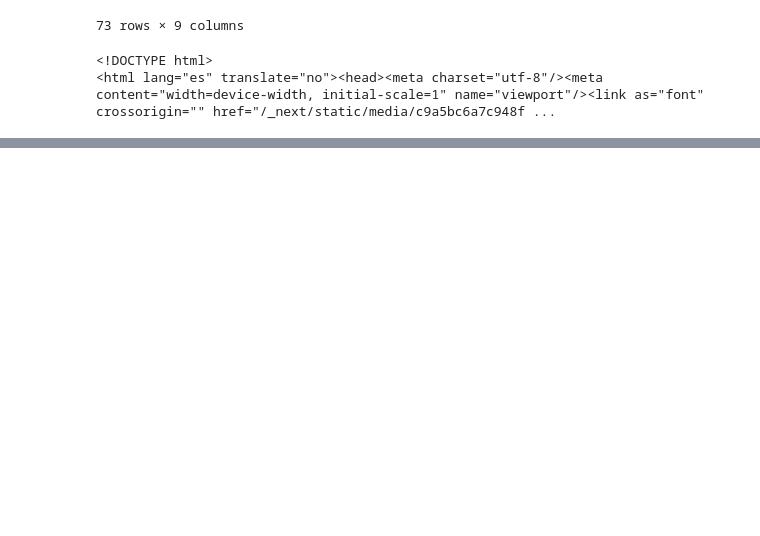
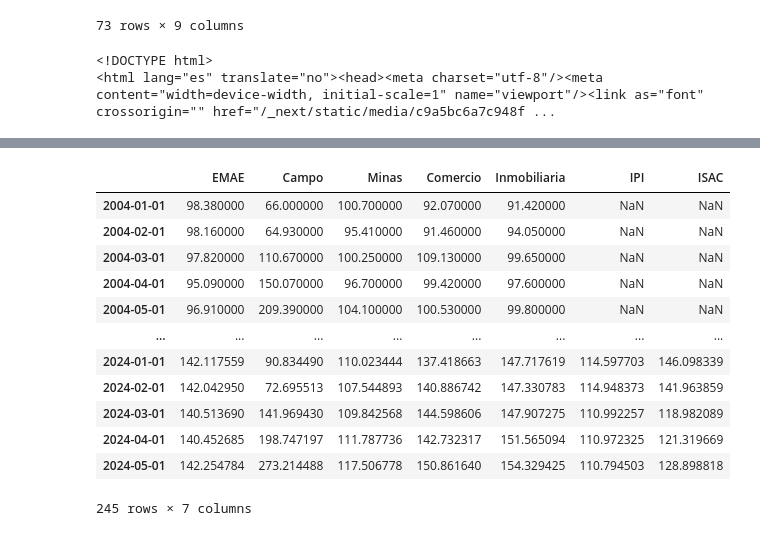
Before and after one commit to FedericoBohl/DatArg-2.0, a Jupyter notebook: __Test__.ipynb, the cells around one changed output, grey strips where cells are left out. Saved outputs shown, nothing was run; the diff lists cells and outputs as text; code cells hidden in the pictures; blank space fills up the shorter version.

Commit message:
add_actividad-PBI

```diff
--- a/__Test__.ipynb
+++ b/__Test__.ipynb
@@ -1335,0 +1352,4 @@ soup
+# %%
+ids=['3.2_OGP_D_2004_T_17','9.2_PPCDC_2004_T_33']
+pbi=get_data(ids,start_date='2004-01-01',col_list=['PBI Real','PBI Per Cap'])
+pbi
@@ -1335,0 +1371,41 @@ soup
+# %%
+def load_actividad(end):
+    his_data=pd.read_csv("His Data/his-actividad.csv",delimiter=";")
+    his_data['Unnamed: 0'] = pd.to_datetime(his_data.iloc[:, 0].values, format='%Y-%m-%d')
+    his_data.set_index('Unnamed: 0', inplace=True)
+    # PBI Real:                 3.2_OGP_D_2004_T_17
+    # PBI per Cap (USD):        9.2_PPCDC_2004_T_33
+    ids=[
+        "143.3_NO_PR_2004_A_31",
+        "11.3_ISOM_2004_M_39",
+        "11.3_ISD_2004_M_26",
+        "11.3_AGCS_2004_M_41",
+        "11.3_SEGA_2004_M_48",
+        "453.1_SERIE_DESEADA_0_0_24_58",
+        "33.2_ISAC_SIN_EDAD_0_M_23_56"
+    ]
+    cols=["EMAE","Campo","Minas","Comercio","Inmobiliaria","IPI","ISAC"]
+    data=get_data(ids,start_date="2024-01-01",col_list=cols)
+    data.index = pd.to_datetime(data.index, format='%Y-%m-%d')
+    his_data.columns=data.columns
+    data.reindex(columns=his_data.columns)
+    data=pd.concat([his_data,data],axis=0)
+
+    ids=['3.2_OGP_D_2004_T_17','9.2_PPCDC_2004_T_33']
+    pbi=get_data(ids,start_date='2004-01-01',col_list=['PBI Real','PBI Per Cap'])
+
+    return data, pbi
+# %% [output]
+|  | EMAE | Campo | Minas | Comercio | Inmobiliaria | IPI | ISAC |
+| 2004-01-01 | 98.380000 | 66.000000 | 100.700000 | 92.070000 | 91.420000 | NaN | NaN |
+| 2004-02-01 | 98.160000 | 64.930000 | 95.410000 | 91.460000 | 94.050000 | NaN | NaN |
+| 2004-03-01 | 97.820000 | 110.670000 | 100.250000 | 109.130000 | 99.650000 | NaN | NaN |
+| 2004-04-01 | 95.090000 | 150.070000 | 96.700000 | 99.420000 | 97.600000 | NaN | NaN |
+| 2004-05-01 | 96.910000 | 209.390000 | 104.100000 | 100.530000 | 99.800000 | NaN | NaN |
+| ... | ... | ... | ... | ... | ... | ... | ... |
+| 2024-01-01 | 142.117559 | 90.834490 | 110.023444 | 137.418663 | 147.717619 | 114.597703 | 146.098339 |
+| 2024-02-01 | 142.042950 | 72.695513 | 107.544893 | 140.886742 | 147.330783 | 114.948373 | 141.963859 |
+| 2024-03-01 | 140.513690 | 141.969430 | 109.842568 | 144.598606 | 147.907275 | 110.992257 | 118.982089 |
+| 2024-04-01 | 140.452685 | 198.747197 | 111.787736 | 142.732317 | 151.565094 | 110.972325 | 121.319669 |
+| 2024-05-01 | 142.254784 | 273.214488 | 117.506778 | 150.861640 | 154.329425 | 110.794503 | 128.898818 |
+245 rows × 7 columns
```
Also changed, not shown: parts of 2 cells of this notebook, 2 other files.
